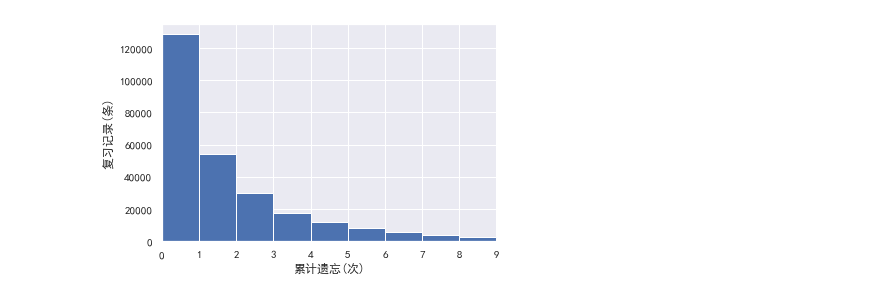
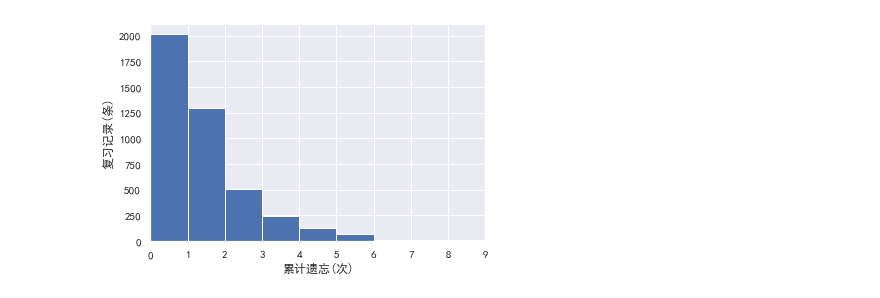
Before and after one commit to L-M-Sherlock/anki_revlog_analysis, a Jupyter notebook: anki_predict.ipynb, the cells around one changed output. Saved outputs shown, nothing was run; the diff lists cells and outputs as text; code cells hidden in the pictures.

```diff
--- a/anki_predict.ipynb
+++ b/anki_predict.ipynb
@@ -14,7 +14,7 @@ plt.rcParams['axes.unicode_minus'] = False  # 用来正常显示负号
 sns.set(style="white")
 sns.set(font='SimHei')
 # %%
-df = pd.read_csv('revlog_clear.csv')
+df = pd.read_csv('revlog_202012160921_clear.csv')
 # %%
 plt.hist(df['ease'], bins=np.arange(6)-0.5)
 plt.ylabel('复习记录(条)')
@@ -66,11 +96,11 @@ plt.show()
 # %%
-plt.hist([x for x in df['acc_lapses'] if x <= 10], bins=10)
+plt.hist([x for x in df.drop_duplicates(['cid'], keep='last')['acc_lapses'] if x <= 10], bins=10)
 plt.xlim(0, 9)
 ax = plt.gca()
 ax.xaxis.set_major_locator(MultipleLocator(1))
 plt.xlabel('累计遗忘(次)')
 plt.ylabel('复习记录(条)')
 # plt.yscale('log')
 plt.show()
 # %% [output]
-[figure, old version]
+[figure, new version]
```
Also changed, not shown: parts of 14 cells of this notebook, 1 other file.
